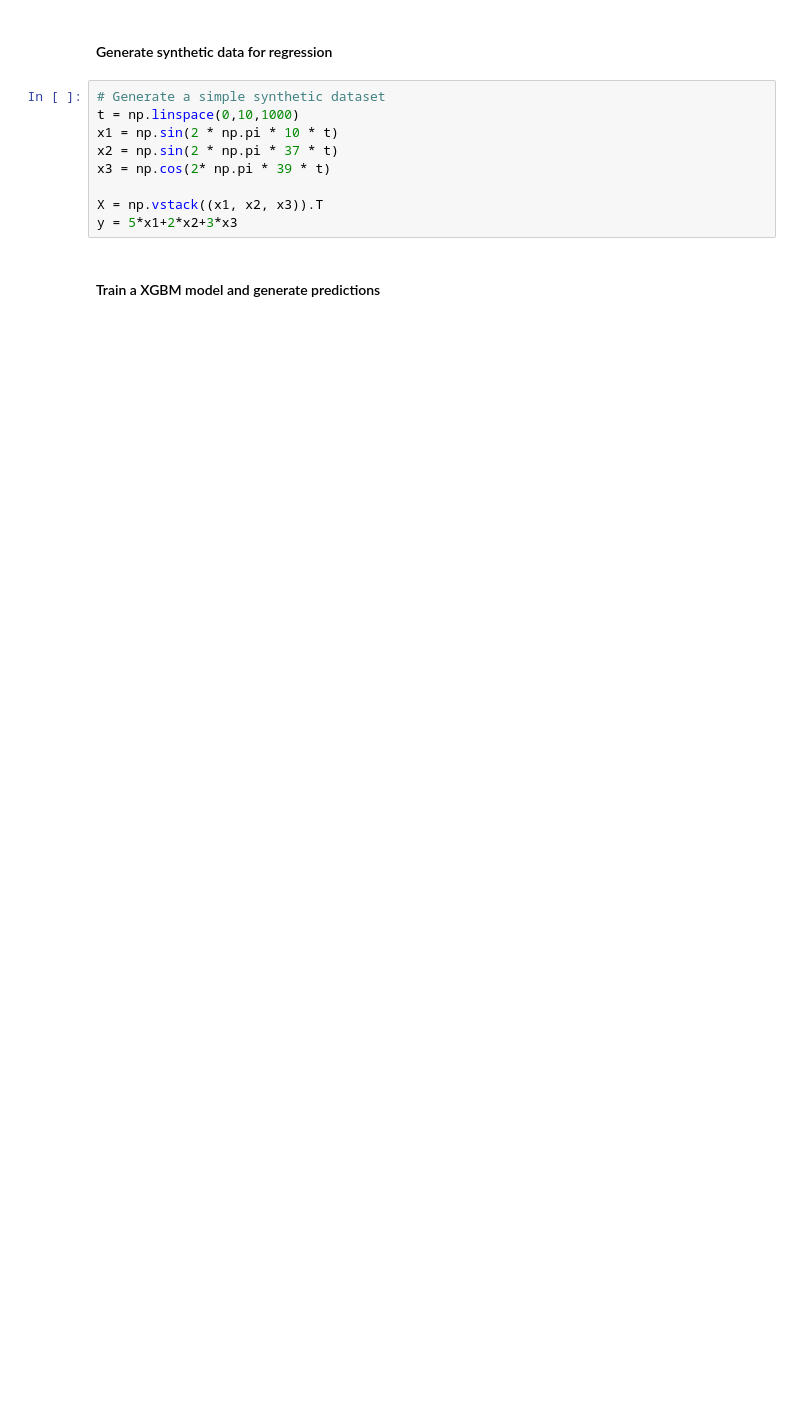
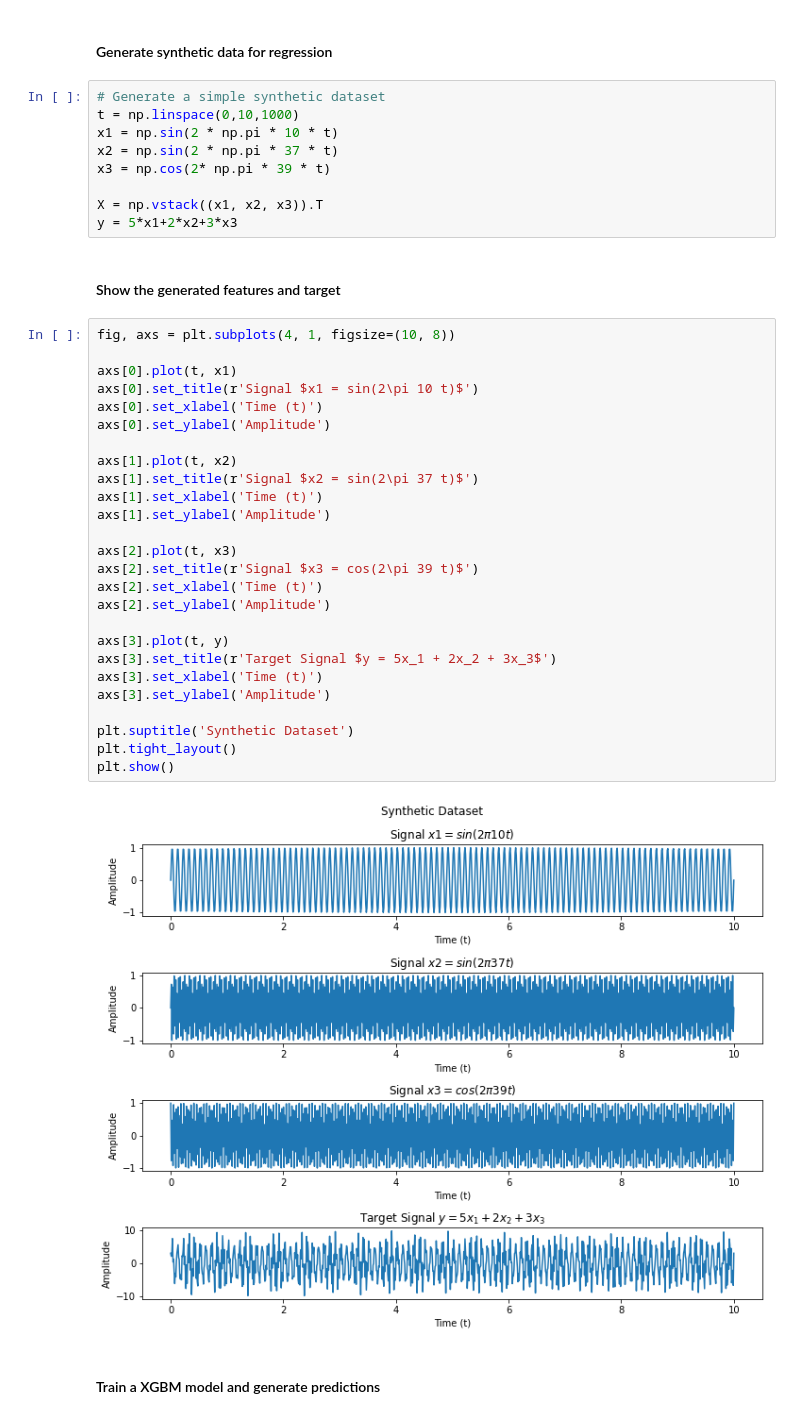
Before and after one commit to JianqiaoMao/PFFRA, a Jupyter notebook: Tutorial.ipynb, the cells around one changed output. Cells and saved outputs as stored; diff of their text form; blank space fills up the shorter version.

```diff
--- a/Tutorial.ipynb
+++ b/Tutorial.ipynb
@@ -17,6 +19,36 @@ x3 = np.cos(2* np.pi * 39 * t)
 
 X = np.vstack((x1, x2, x3)).T
 y = 5*x1+2*x2+3*x3
+# %% [markdown]
+#### Show the generated features and target
+# %%
+fig, axs = plt.subplots(4, 1, figsize=(10, 8))
+
+axs[0].plot(t, x1)
+axs[0].set_title(r'Signal $x1 = sin(2\pi 10 t)$')
+axs[0].set_xlabel('Time (t)')
+axs[0].set_ylabel('Amplitude')
+
+axs[1].plot(t, x2)
+axs[1].set_title(r'Signal $x2 = sin(2\pi 37 t)$')
+axs[1].set_xlabel('Time (t)')
+axs[1].set_ylabel('Amplitude')
+
+axs[2].plot(t, x3)
+axs[2].set_title(r'Signal $x3 = cos(2\pi 39 t)$')
+axs[2].set_xlabel('Time (t)')
+axs[2].set_ylabel('Amplitude')
+
+axs[3].plot(t, y)
+axs[3].set_title(r'Target Signal $y = 5x_1 + 2x_2 + 3x_3$')
+axs[3].set_xlabel('Time (t)')
+axs[3].set_ylabel('Amplitude')
+
+plt.suptitle('Synthetic Dataset')
+plt.tight_layout()
+plt.show()
+# %% [output]
+[figure, added]
 # %% [markdown]
 #### Train a XGBM model and generate predictions
 # %%
```
Also changed, not shown: parts of 24 cells of this notebook, 9 other files.
